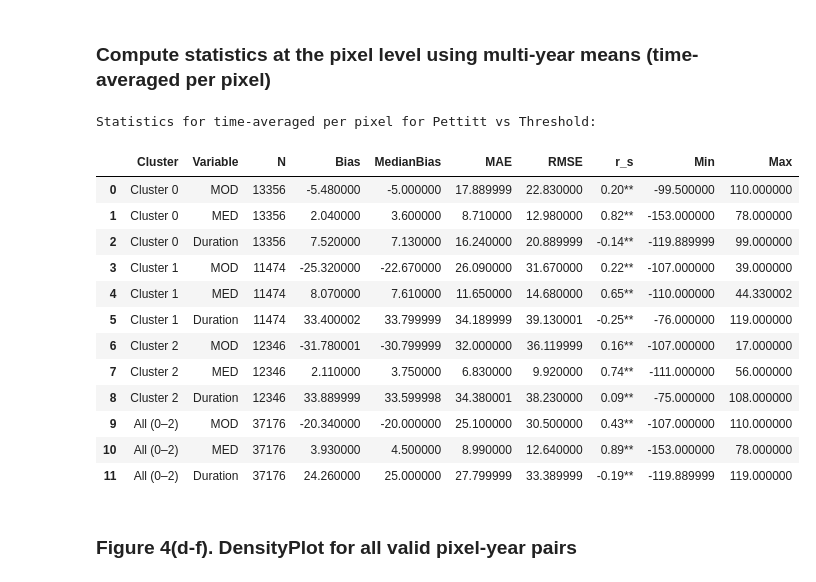
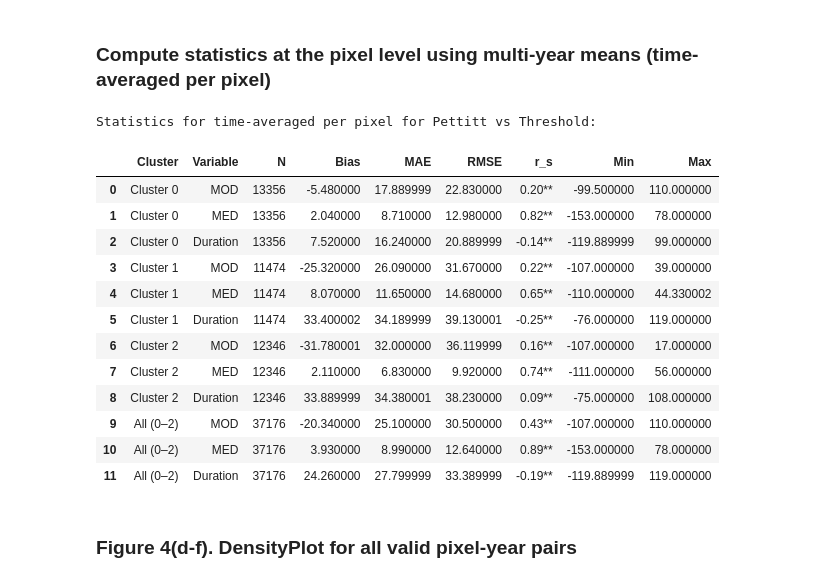
Before and after one commit to Nayoung1204/A-Long-term-Pan-Arctic-Snowmelt-Onset-and-End-Dates-Derived-from-Pettitt-test, a Jupyter notebook: Intercomparison/Figure3_Figure4_Table2_Intercomparison_DensityPlot.ipynb, the cells around one changed output. Drawn from its saved outputs; the diff is of its cells as text; code cells hidden in the pictures.

```diff
--- a/Intercomparison/Figure3_Figure4_Table2_Intercomparison_DensityPlot.ipynb
+++ b/Intercomparison/Figure3_Figure4_Table2_Intercomparison_DensityPlot.ipynb
@@ -238,12 +238,18 @@ for cid in clusters + ["all012"]:
         if diff.size < 10:
             continue
 
+        # Spearman correlation
+        r_val, p_val = spearmanr(Xp[mask], Xi[mask])
+        if p_val < 0.05:
+            r_str = f"{r_val:.2f}*"
+        else:
+            r_str = f"{r_val:.2f}"
+
         rows.append(dict(
             Cluster=cname,
             Variable=var,
             N=len(diff),
             Bias=np.nanmean(diff).round(2),
-            MedianBias=np.nanmedian(diff).round(2),
             MAE=np.nanmean(np.abs(diff)).round(2),
             RMSE=np.sqrt(np.nanmean(diff**2)).round(2),
             r=spearmanr(Xp[mask], Xi[mask])[0].round(2),
@@ -516,12 +522,18 @@ for cid in clusters + ["all012"]:
         if diff.size < 10:
             continue
 
+        # Spearman correlation
+        r_val, p_val = spearmanr(Xp[mask], Xi[mask])
+        if p_val < 0.05:
+            r_str = f"{r_val:.2f}*"
+        else:
+            r_str = f"{r_val:.2f}"
+
         rows.append(dict(
             Cluster=cname,
             Variable=var,
             N=len(diff),
             Bias=np.nanmean(diff).round(2),
-            MedianBias=np.nanmedian(diff).round(2),
             MAE=np.nanmean(np.abs(diff)).round(2),
             RMSE=np.sqrt(np.nanmean(diff**2)).round(2),
             r=spearmanr(Xp[mask], Xi[mask])[0].round(2),
@@ -803,12 +815,18 @@ for cid in clusters + ["all012"]:
         if diff.size < 10:
             continue
 
+        # Spearman correlation
+        r_val, p_val = spearmanr(Xp[mask], Xi[mask])
+        if p_val < 0.05:
+            r_str = f"{r_val:.2f}*"
+        else:
+            r_str = f"{r_val:.2f}"
+
         rows.append(dict(
             Cluster=cname,
             Variable=var,
             N=len(diff),
             Bias=np.nanmean(diff).round(2),
-            MedianBias=np.nanmedian(diff).round(2),
             MAE=np.nanmean(np.abs(diff)).round(2),
             RMSE=np.sqrt(np.nanmean(diff**2)).round(2),
             r=spearmanr(Xp[mask], Xi[mask])[0].round(2),
@@ -897,47 +915,46 @@ for cid in clusters + ["all012"]:
         xi_pixel = xi_mean[valid_pixel]
 
         if len(diff_pixel) < 3:
             continue
 
         r_val, p_val = spearmanr(xp_pixel, xi_pixel)
         if p_val < 0.01:
             r_str = f"{r_val:.2f}**"
         elif p_val < 0.05:
             r_str = f"{r_val:.2f}*"
         else:
             r_str = f"{r_val:.2f}"
 
         rows.append({
             "Cluster": cname,
             "Variable": var,
             "N": len(diff_pixel),  # Number of pixels
             "Bias": round(np.nanmean(diff_pixel), 2),
-            "MedianBias": round(np.nanmedian(diff_pixel), 2),
             "MAE": round(np.nanmean(np.abs(diff_pixel)), 2),
             "RMSE": round(np.sqrt(np.nanmean(diff_pixel**2)), 2),
             "r_s": r_str,
             "Min": round(np.nanmin(diff_pixel), 2),
             "Max": round(np.nanmax(diff_pixel), 2),
         })
 
 df_stats = pd.DataFrame(rows)
 print("Statistics for time-averaged per pixel for Pettitt vs Threshold:")
 display(df_stats.round(2))
 # %% [output]
 Statistics for time-averaged per pixel for Pettitt vs Threshold:
-|  | Cluster | Variable | N | Bias | MedianBias | MAE | RMSE | r_s | Min | Max |
-| 0 | Cluster 0 | MOD | 13356 | -5.480000 | -5.000000 | 17.889999 | 22.830000 | 0.20** | -99.500000 | 110.000000 |
-| 1 | Cluster 0 | MED | 13356 | 2.040000 | 3.600000 | 8.710000 | 12.980000 | 0.82** | -153.000000 | 78.000000 |
-| 2 | Cluster 0 | Duration | 13356 | 7.520000 | 7.130000 | 16.240000 | 20.889999 | -0.14** | -119.889999 | 99.000000 |
-| 3 | Cluster 1 | MOD | 11474 | -25.320000 | -22.670000 | 26.090000 | 31.670000 | 0.22** | -107.000000 | 39.000000 |
-| 4 | Cluster 1 | MED | 11474 | 8.070000 | 7.610000 | 11.650000 | 14.680000 | 0.65** | -110.000000 | 44.330002 |
-| 5 | Cluster 1 | Duration | 11474 | 33.400002 | 33.799999 | 34.189999 | 39.130001 | -0.25** | -76.000000 | 119.000000 |
-| 6 | Cluster 2 | MOD | 12346 | -31.780001 | -30.799999 | 32.000000 | 36.119999 | 0.16** | -107.000000 | 17.000000 |
-| 7 | Cluster 2 | MED | 12346 | 2.110000 | 3.750000 | 6.830000 | 9.920000 | 0.74** | -111.000000 | 56.000000 |
-| 8 | Cluster 2 | Duration | 12346 | 33.889999 | 33.599998 | 34.380001 | 38.230000 | 0.09** | -75.000000 | 108.000000 |
-| 9 | All (0–2) | MOD | 37176 | -20.340000 | -20.000000 | 25.100000 | 30.500000 | 0.43** | -107.000000 | 110.000000 |
-| 10 | All (0–2) | MED | 37176 | 3.930000 | 4.500000 | 8.990000 | 12.640000 | 0.89** | -153.000000 | 78.000000 |
-| 11 | All (0–2) | Duration | 37176 | 24.260000 | 25.000000 | 27.799999 | 33.389999 | -0.19** | -119.889999 | 119.000000 |
+|  | Cluster | Variable | N | Bias | MAE | RMSE | r_s | Min | Max |
+| 0 | Cluster 0 | MOD | 13356 | -5.480000 | 17.889999 | 22.830000 | 0.20** | -99.500000 | 110.000000 |
+| 1 | Cluster 0 | MED | 13356 | 2.040000 | 8.710000 | 12.980000 | 0.82** | -153.000000 | 78.000000 |
+| 2 | Cluster 0 | Duration | 13356 | 7.520000 | 16.240000 | 20.889999 | -0.14** | -119.889999 | 99.000000 |
+| 3 | Cluster 1 | MOD | 11474 | -25.320000 | 26.090000 | 31.670000 | 0.22** | -107.000000 | 39.000000 |
+| 4 | Cluster 1 | MED | 11474 | 8.070000 | 11.650000 | 14.680000 | 0.65** | -110.000000 | 44.330002 |
+| 5 | Cluster 1 | Duration | 11474 | 33.400002 | 34.189999 | 39.130001 | -0.25** | -76.000000 | 119.000000 |
+| 6 | Cluster 2 | MOD | 12346 | -31.780001 | 32.000000 | 36.119999 | 0.16** | -107.000000 | 17.000000 |
+| 7 | Cluster 2 | MED | 12346 | 2.110000 | 6.830000 | 9.920000 | 0.74** | -111.000000 | 56.000000 |
+| 8 | Cluster 2 | Duration | 12346 | 33.889999 | 34.380001 | 38.230000 | 0.09** | -75.000000 | 108.000000 |
+| 9 | All (0–2) | MOD | 37176 | -20.340000 | 25.100000 | 30.500000 | 0.43** | -107.000000 | 110.000000 |
+| 10 | All (0–2) | MED | 37176 | 3.930000 | 8.990000 | 12.640000 | 0.89** | -153.000000 | 78.000000 |
+| 11 | All (0–2) | Duration | 37176 | 24.260000 | 27.799999 | 33.389999 | -0.19** | -119.889999 | 119.000000 |
 # %% [markdown]
 ### Figure 4(d-f). DensityPlot for all valid pixel-year pairs
 # %%
```
Also changed, not shown: parts of 3 cells of this notebook.
